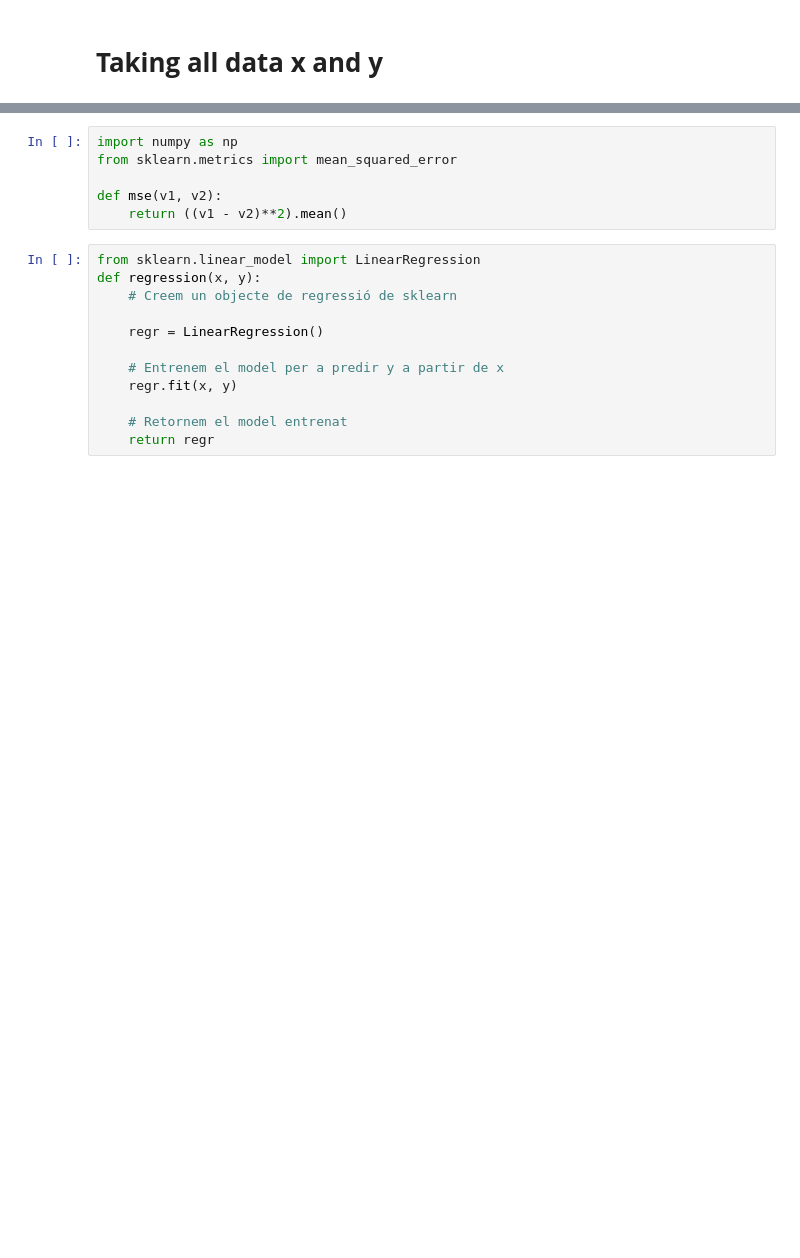
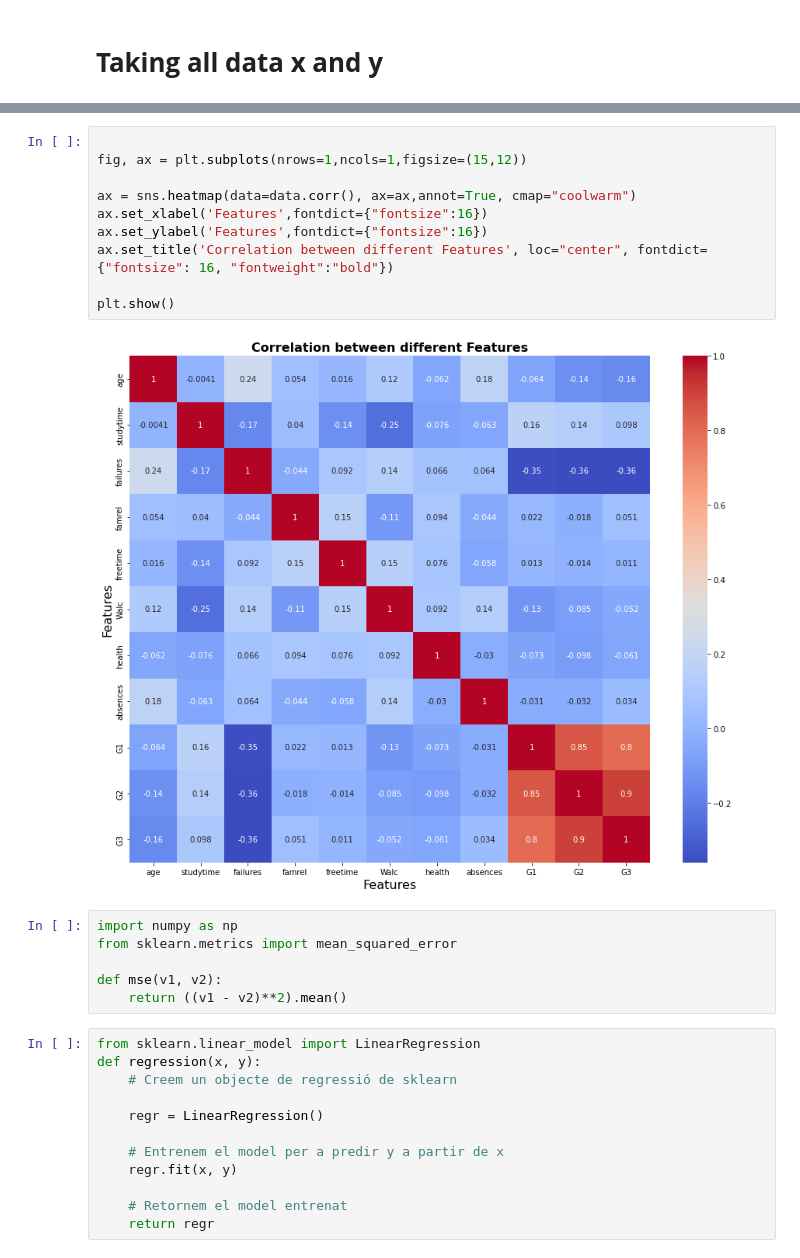
Before and after one commit to gerardburgues/LinearRegression, a Jupyter notebook: LinearRegression/colab.ipynb, the cells around one changed output, grey strips where cells are left out. Cells and saved outputs as stored; diff of their text form; blank space fills up the shorter version.

```diff
--- a/LinearRegression/colab.ipynb
+++ b/LinearRegression/colab.ipynb
@@ -172,3 +161,15 @@ Name: romantic, dtype: int64
+# %%
+
+fig, ax = plt.subplots(nrows=1,ncols=1,figsize=(15,12))
+
+ax = sns.heatmap(data=data.corr(), ax=ax,annot=True, cmap="coolwarm")
+ax.set_xlabel('Features',fontdict={"fontsize":16})
+ax.set_ylabel('Features',fontdict={"fontsize":16})
+ax.set_title('Correlation between different Features', loc="center", fontdict={"fontsize": 16, "fontweight":"bold"})
+
+plt.show()
+# %% [output]
+[figure, added]
 # %%
 import numpy as np
 from sklearn.metrics import mean_squared_error
```
Also changed, not shown: parts of 32 cells of this notebook.
